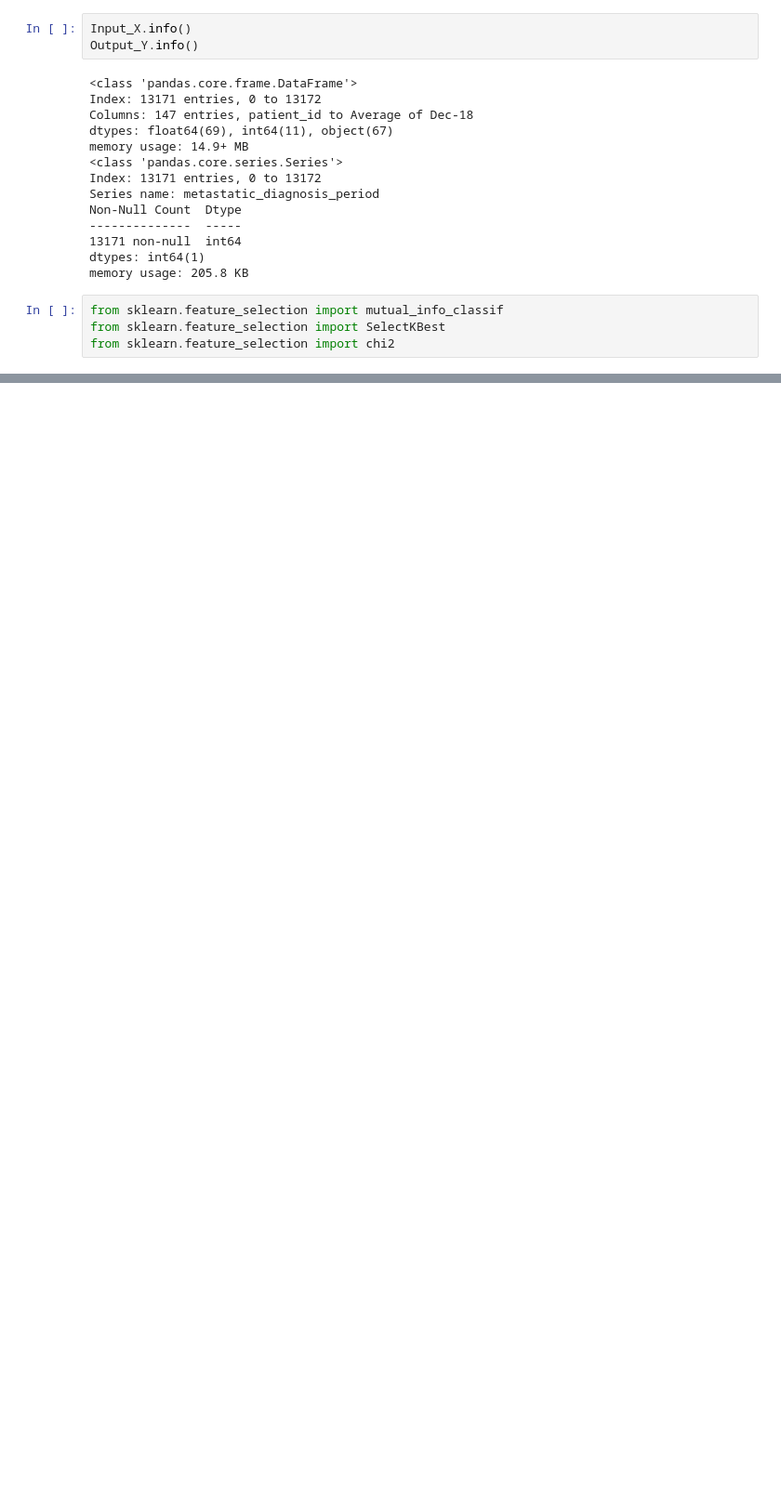
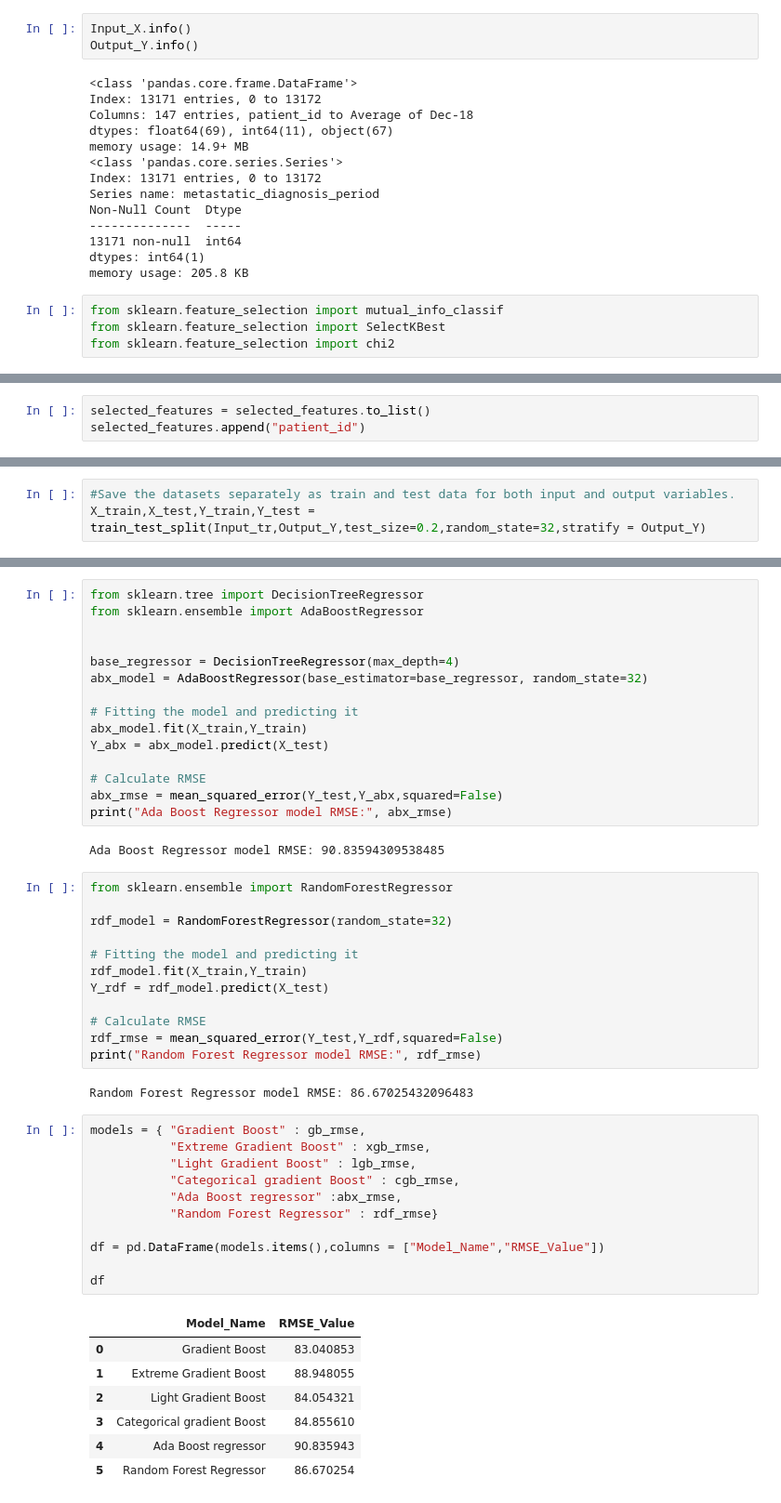
Before and after one commit to Chaitanya-surisetty/DataComp, a Jupyter notebook: TestFile.ipynb, the cells around one changed output, grey strips where cells are left out. Shown at 93% size. Saved outputs shown, nothing was run; the diff lists cells and outputs as text; blank space fills up the shorter version.

```diff
--- a/TestFile.ipynb
+++ b/TestFile.ipynb
@@ -580,0 +571,3 @@ TypeError: float() argument must be a string or a real number, not 'method'
+# %%
+selected_features = selected_features.to_list()
+selected_features.append("patient_id")
@@ -580,0 +614,3 @@ TypeError: float() argument must be a string or a real number, not 'method'
+# %%
+#Save the datasets separately as train and test data for both input and output variables.
+X_train,X_test,Y_train,Y_test = train_test_split(Input_tr,Output_Y,test_size=0.2,random_state=32,stratify = Output_Y)
@@ -580,0 +728,50 @@ TypeError: float() argument must be a string or a real number, not 'method'
+# %%
+from sklearn.tree import DecisionTreeRegressor
+from sklearn.ensemble import AdaBoostRegressor
+
+
+base_regressor = DecisionTreeRegressor(max_depth=4)
+abx_model = AdaBoostRegressor(base_estimator=base_regressor, random_state=32)
+
+# Fitting the model and predicting it
+abx_model.fit(X_train,Y_train)
+Y_abx = abx_model.predict(X_test)
+
+# Calculate RMSE
+abx_rmse = mean_squared_error(Y_test,Y_abx,squared=False)
+print("Ada Boost Regressor model RMSE:", abx_rmse)
+# %% [output]
+Ada Boost Regressor model RMSE: 90.83594309538485
+# %%
+from sklearn.ensemble import RandomForestRegressor
+
+rdf_model = RandomForestRegressor(random_state=32)
+
+# Fitting the model and predicting it
+rdf_model.fit(X_train,Y_train)
+Y_rdf = rdf_model.predict(X_test)
+
+# Calculate RMSE
+rdf_rmse = mean_squared_error(Y_test,Y_rdf,squared=False)
+print("Random Forest Regressor model RMSE:", rdf_rmse)
+# %% [output]
+Random Forest Regressor model RMSE: 86.67025432096483
+# %%
+models = { "Gradient Boost" : gb_rmse,
+           "Extreme Gradient Boost" : xgb_rmse,
+           "Light Gradient Boost" : lgb_rmse,
+           "Categorical gradient Boost" : cgb_rmse,
+           "Ada Boost regressor" :abx_rmse,
+           "Random Forest Regressor" : rdf_rmse}
+
+df = pd.DataFrame(models.items(),columns = ["Model_Name","RMSE_Value"])
+
+df
+# %% [output]
+|  | Model_Name | RMSE_Value |
+| 0 | Gradient Boost | 83.040853 |
+| 1 | Extreme Gradient Boost | 88.948055 |
+| 2 | Light Gradient Boost | 84.054321 |
+| 3 | Categorical gradient Boost | 84.855610 |
+| 4 | Ada Boost regressor | 90.835943 |
+| 5 | Random Forest Regressor | 86.670254 |
```
Also changed, not shown: parts of 16 cells of this notebook.
